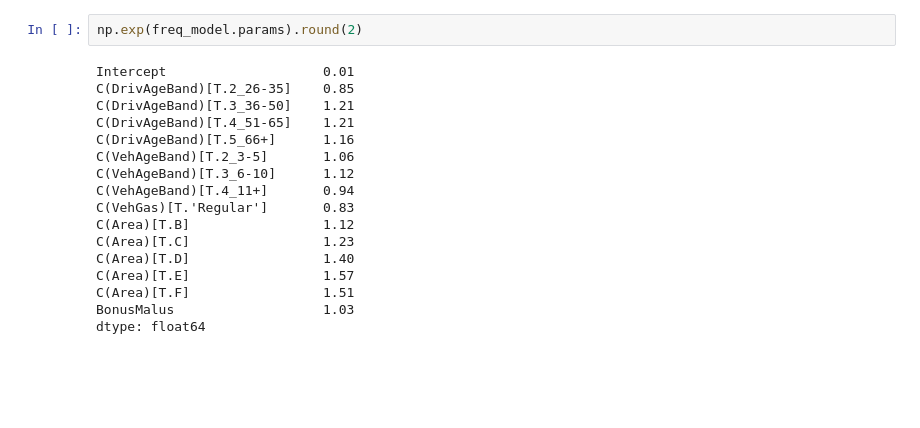
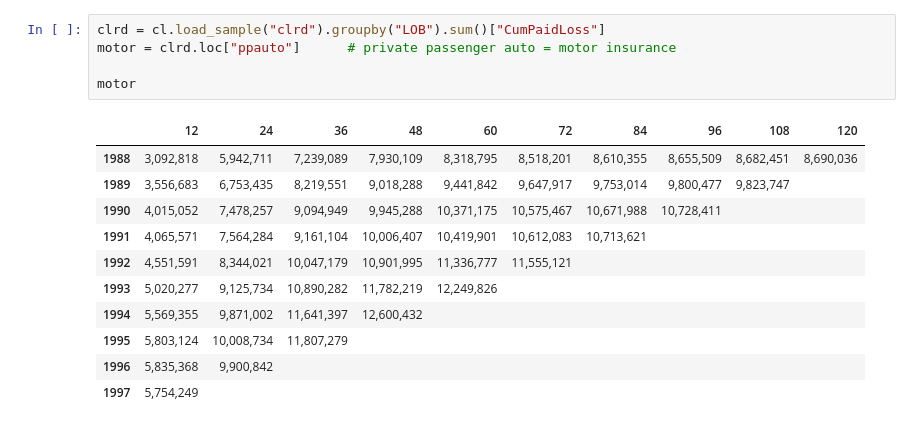
Before and after one commit to ayaanmark259-cpu/motor-reserving-chainladder, a Jupyter notebook: notebook.ipynb, the cells around one changed output. Cells and saved outputs as stored; diff of their text form; blank space fills up the shorter version.

```diff
--- a/notebook.ipynb
+++ b/notebook.ipynb
@@ -176,19 +28,17 @@ lift[["Actual", "Predicted"]].round(0)
-# %%
-np.exp(freq_model.params).round(2)
-# %% [output]
-Intercept                    0.01
-C(DrivAgeBand)[T.2_26-35]    0.85
-C(DrivAgeBand)[T.3_36-50]    1.21
-C(DrivAgeBand)[T.4_51-65]    1.21
-C(DrivAgeBand)[T.5_66+]      1.16
-C(VehAgeBand)[T.2_3-5]       1.06
-C(VehAgeBand)[T.3_6-10]      1.12
-C(VehAgeBand)[T.4_11+]       0.94
-C(VehGas)[T.'Regular']       0.83
-C(Area)[T.B]                 1.12
-C(Area)[T.C]                 1.23
-C(Area)[T.D]                 1.40
-C(Area)[T.E]                 1.57
-C(Area)[T.F]                 1.51
-BonusMalus                   1.03
-dtype: float64
+# %%
+clrd = cl.load_sample("clrd").groupby("LOB").sum()["CumPaidLoss"]
+motor = clrd.loc["ppauto"]      # private passenger auto = motor insurance
+
+motor
+# %% [output]
+|  | 12 | 24 | 36 | 48 | 60 | 72 | 84 | 96 | 108 | 120 |
+| 1988 | 3,092,818 | 5,942,711 | 7,239,089 | 7,930,109 | 8,318,795 | 8,518,201 | 8,610,355 | 8,655,509 | 8,682,451 | 8,690,036 |
+| 1989 | 3,556,683 | 6,753,435 | 8,219,551 | 9,018,288 | 9,441,842 | 9,647,917 | 9,753,014 | 9,800,477 | 9,823,747 |  |
+| 1990 | 4,015,052 | 7,478,257 | 9,094,949 | 9,945,288 | 10,371,175 | 10,575,467 | 10,671,988 | 10,728,411 |  |  |
+| 1991 | 4,065,571 | 7,564,284 | 9,161,104 | 10,006,407 | 10,419,901 | 10,612,083 | 10,713,621 |  |  |  |
+| 1992 | 4,551,591 | 8,344,021 | 10,047,179 | 10,901,995 | 11,336,777 | 11,555,121 |  |  |  |  |
+| 1993 | 5,020,277 | 9,125,734 | 10,890,282 | 11,782,219 | 12,249,826 |  |  |  |  |  |
+| 1994 | 5,569,355 | 9,871,002 | 11,641,397 | 12,600,432 |  |  |  |  |  |  |
+| 1995 | 5,803,124 | 10,008,734 | 11,807,279 |  |  |  |  |  |  |  |
+| 1996 | 5,835,368 | 9,900,842 |  |  |  |  |  |  |  |  |
+| 1997 | 5,754,249 |  |  |  |  |  |  |  |  |  |
```
Also changed, not shown: parts of 14 cells of this notebook, 2 other files.
